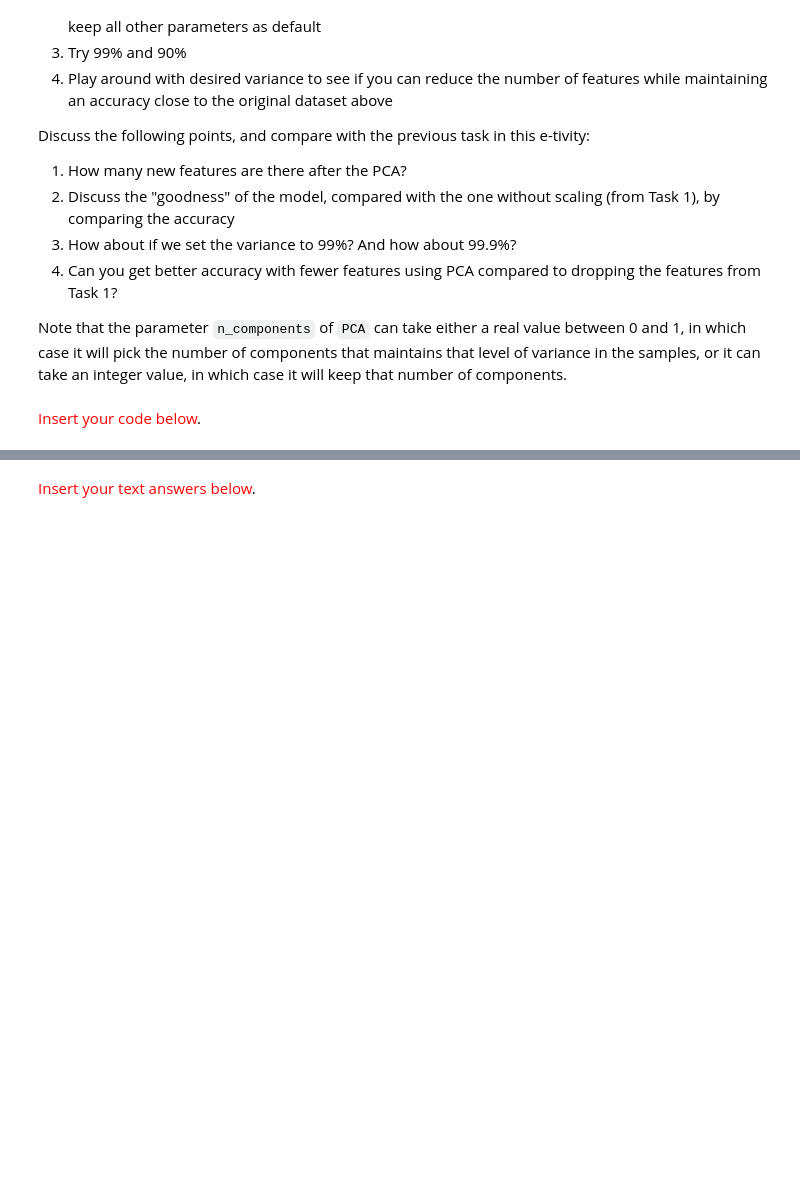
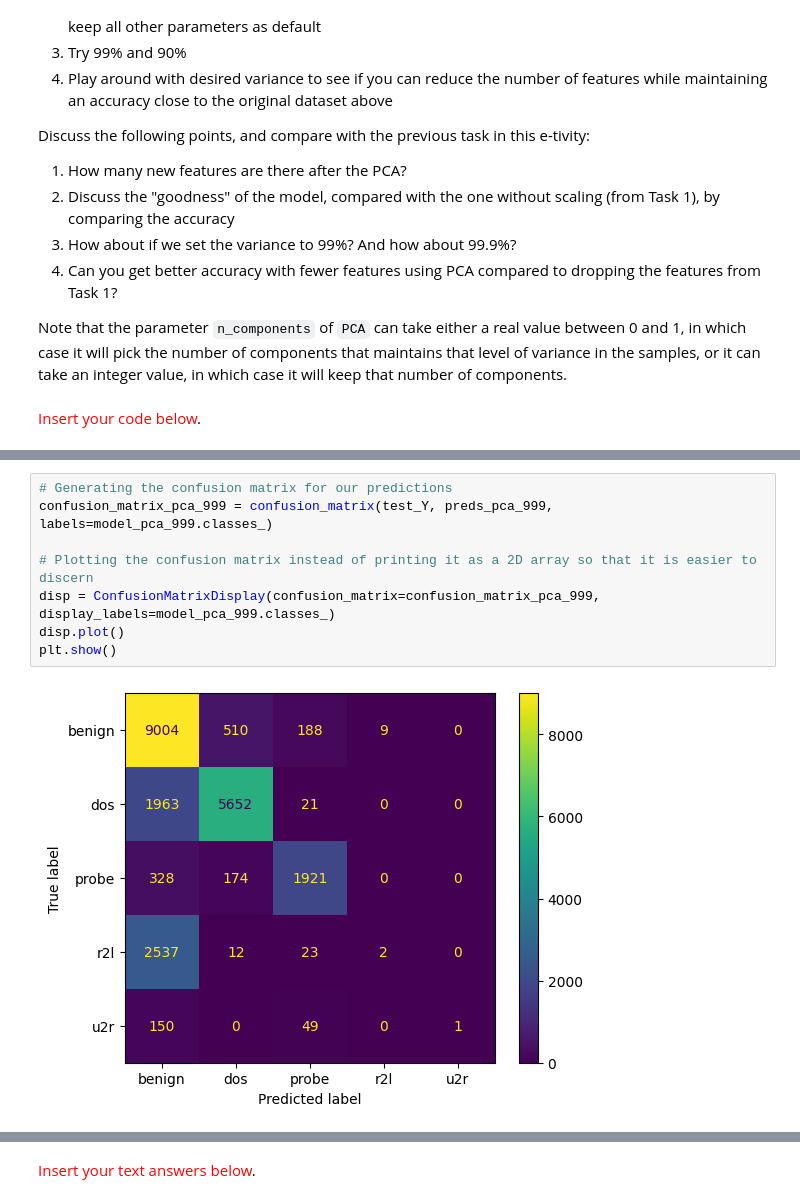
Before and after one commit to sprince0031/UL_Masters, a Jupyter notebook: SEM_1/CE4051-Introduction_to_Data_Engineering_and_Machine_Learning/Week7_8/Activity4_23052058.ipynb, the cells around one changed output, grey strips where cells are left out. Saved outputs shown, nothing was run; the diff lists cells and outputs as text; blank space fills up the shorter version.

```diff
--- a/SEM_1/CE4051-Introduction_to_Data_Engineering_and_Machine_Learning/Week7_8/Activity4_23052058.ipynb
+++ b/SEM_1/CE4051-Introduction_to_Data_Engineering_and_Machine_Learning/Week7_8/Activity4_23052058.ipynb
@@ -439,0 +533,10 @@ from sklearn.metrics import confusion_matrix, accuracy_score
+# %%
+# Generating the confusion matrix for our predictions
+confusion_matrix_pca_999 = confusion_matrix(test_Y, preds_pca_999, labels=model_pca_999.classes_)
+
+# Plotting the confusion matrix instead of printing it as a 2D array so that it is easier to discern
+disp = ConfusionMatrixDisplay(confusion_matrix=confusion_matrix_pca_999, display_labels=model_pca_999.classes_)
+disp.plot()
+plt.show()
+# %% [output]
+[figure, added]
```
Also changed, not shown: parts of 43 cells of this notebook.
